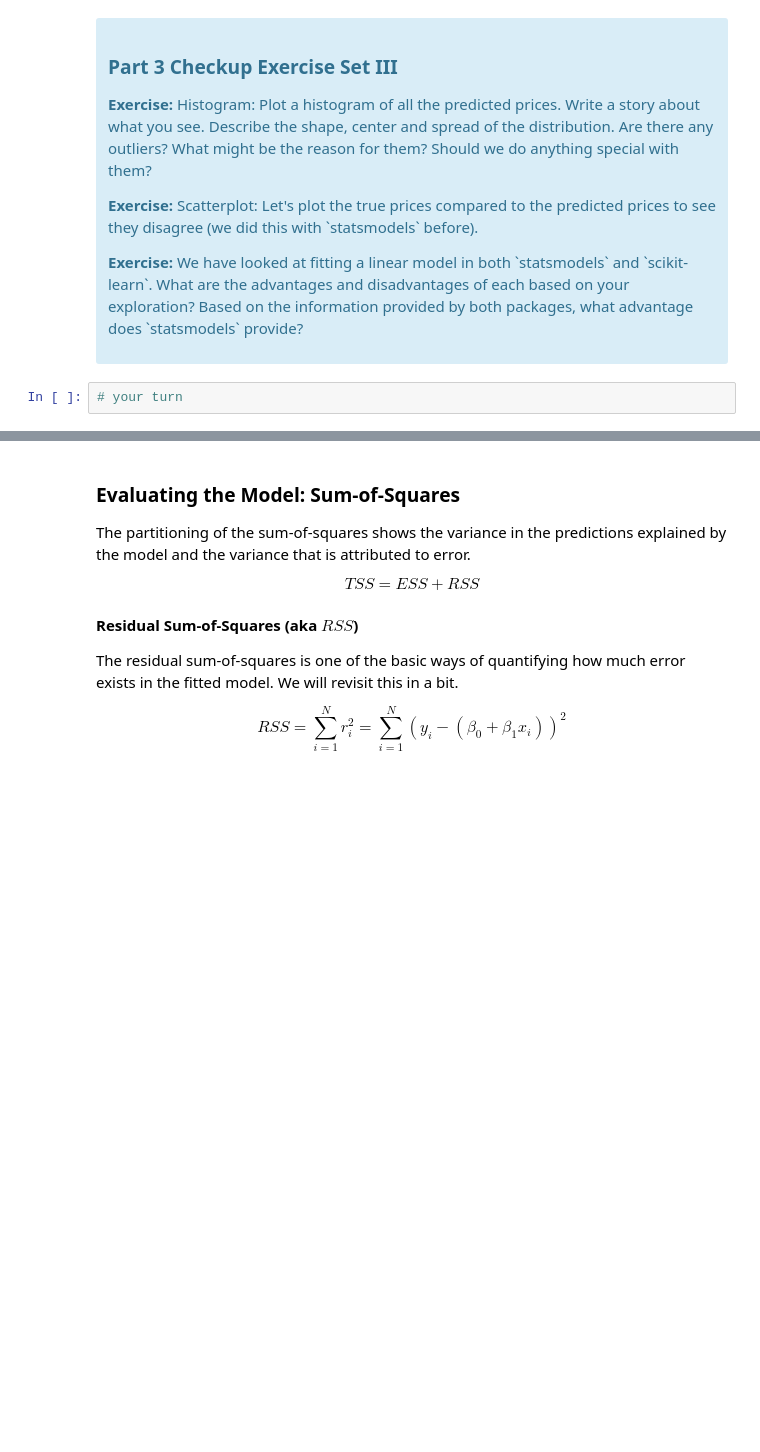
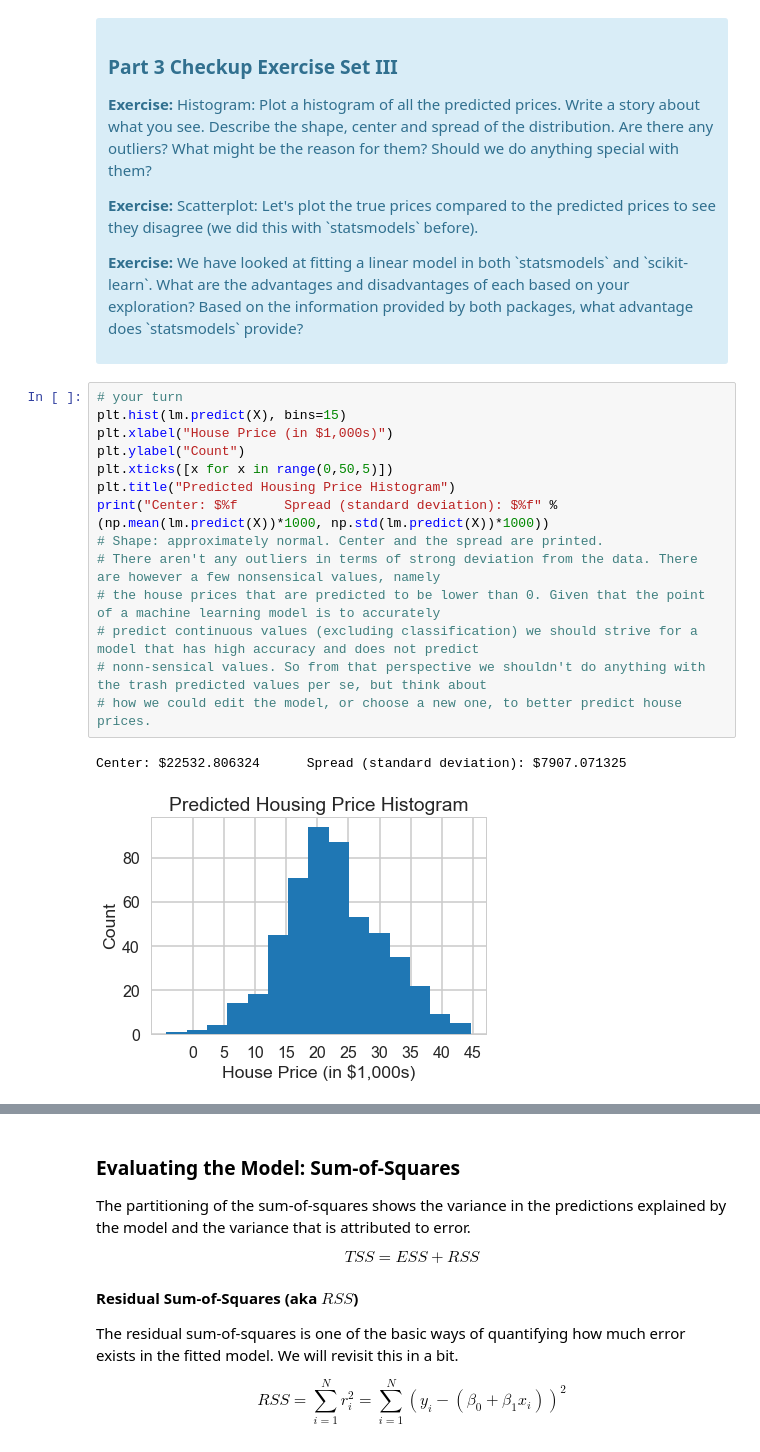
Before and after one commit to LukasBut/Springboard-Projects, a Jupyter notebook: 11.1.5 Linear Regression Using Boston Housing Data Set/Mini_Project_Linear_Regression.ipynb, the cells around one changed output, grey strips where cells are left out. Drawn from its saved outputs; the diff is of its cells as text; blank space fills up the shorter version.

```diff
--- a/11.1.5 Linear Regression Using Boston Housing Data Set/Mini_Project_Linear_Regression.ipynb
+++ b/11.1.5 Linear Regression Using Boston Housing Data Set/Mini_Project_Linear_Regression.ipynb
@@ -610,5 +631,20 @@ array([ 30.00821269,  25.0298606 ,  30.5702317 ,  28.60814055,  27.94288232])
 
 <p><b>Exercise:</b> We have looked at fitting a linear model in both `statsmodels` and `scikit-learn`. What are the advantages and disadvantages of each based on your exploration? Based on the information provided by both packages, what advantage does `statsmodels` provide?</p>
 </div>
-# %%
-# your turn
+# %%
+# your turn
+plt.hist(lm.predict(X), bins=15)
+plt.xlabel("House Price (in $1,000s)")
+plt.ylabel("Count")
+plt.xticks([x for x in range(0,50,5)])
+plt.title("Predicted Housing Price Histogram")
+print("Center: $%f      Spread (standard deviation): $%f" % (np.mean(lm.predict(X))*1000, np.std(lm.predict(X))*1000))
+# Shape: approximately normal. Center and the spread are printed.
+# There aren't any outliers in terms of strong deviation from the data. There are however a few nonsensical values, namely
+# the house prices that are predicted to be lower than 0. Given that the point of a machine learning model is to accurately
+# predict continuous values (excluding classification) we should strive for a model that has high accuracy and does not predict
+# nonn-sensical values. So from that perspective we shouldn't do anything with the trash predicted values per se, but think about
+# how we could edit the model, or choose a new one, to better predict house prices.
+# %% [output]
+Center: $22532.806324      Spread (standard deviation): $7907.071325
+[figure, added]
```
Also changed, not shown: parts of 17 cells of this notebook.
